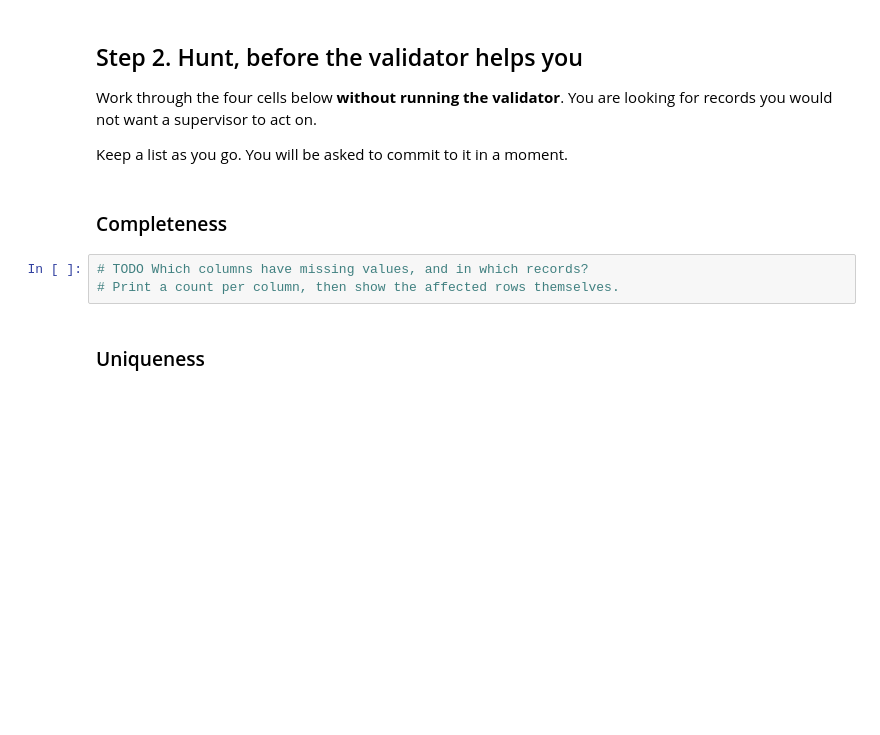
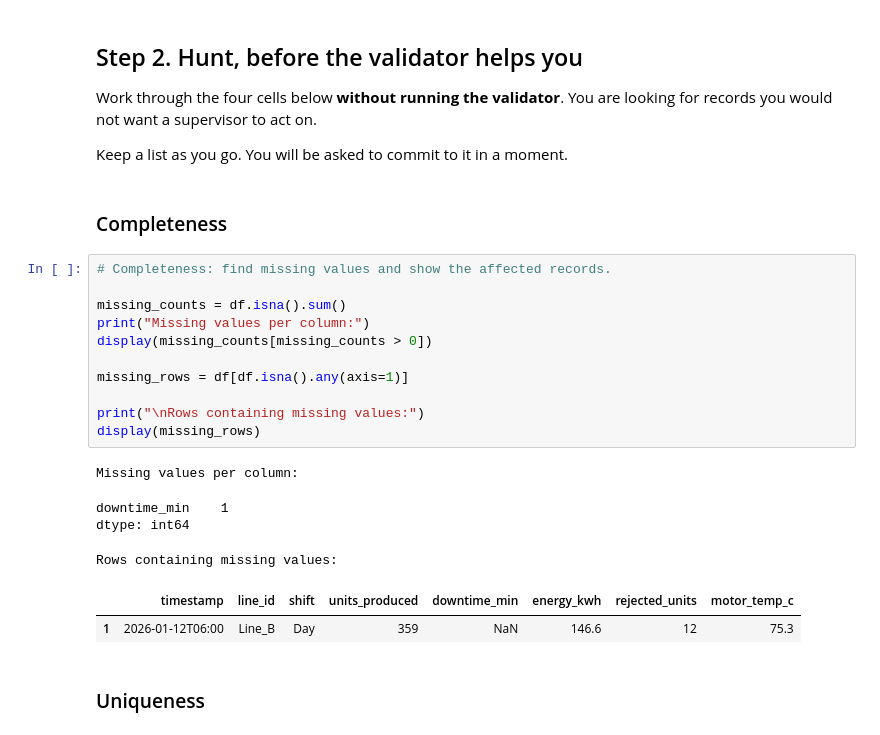
Before and after one commit to i-aroojfatimah/week03-data-quality, a Jupyter notebook: notebooks/week3_data_quality.ipynb, the cells around one changed output. Drawn from its saved outputs; the diff is of its cells as text; blank space fills up the shorter version.

```diff
--- a/notebooks/week3_data_quality.ipynb
+++ b/notebooks/week3_data_quality.ipynb
@@ -105,8 +133,23 @@ looking for records you would not want a supervisor to act on.
 Keep a list as you go. You will be asked to commit to it in a moment.
 # %% [markdown]
 ### Completeness
-# %%
-# TODO Which columns have missing values, and in which records?
-# Print a count per column, then show the affected rows themselves.
+# %%
+# Completeness: find missing values and show the affected records.
+
+missing_counts = df.isna().sum()
+print("Missing values per column:")
+display(missing_counts[missing_counts > 0])
+
+missing_rows = df[df.isna().any(axis=1)]
+
+print("\nRows containing missing values:")
+display(missing_rows)
+# %% [output]
+Missing values per column:
+downtime_min    1
+dtype: int64
+Rows containing missing values:
+|  | timestamp | line_id | shift | units_produced | downtime_min | energy_kwh | rejected_units | motor_temp_c |
+| 1 | 2026-01-12T06:00 | Line_B | Day | 359 | NaN | 146.6 | 12 | 75.3 |
 # %% [markdown]
 ### Uniqueness
```
Also changed, not shown: parts of 12 cells of this notebook, 4 other files.
